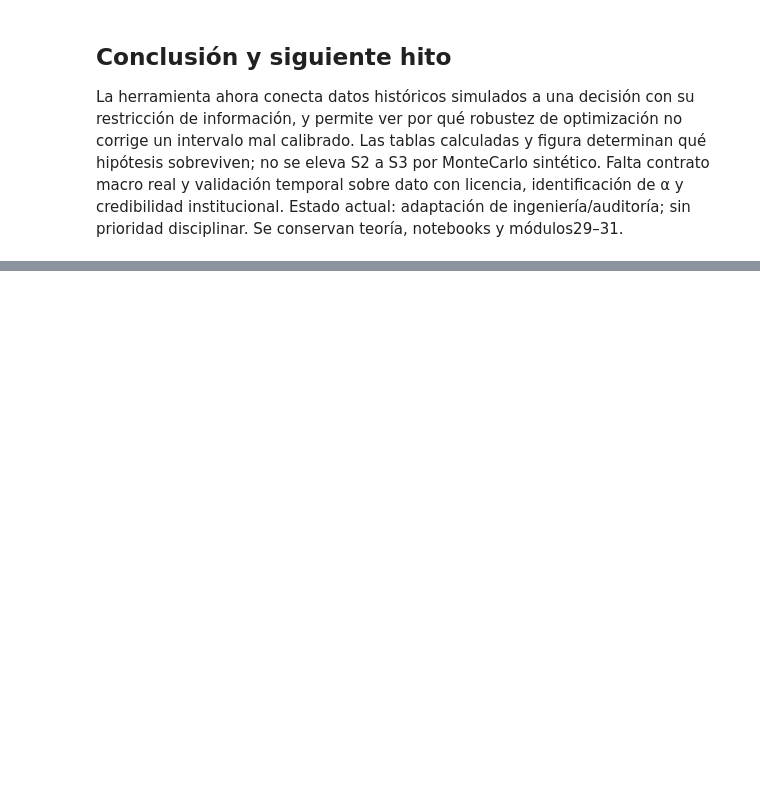
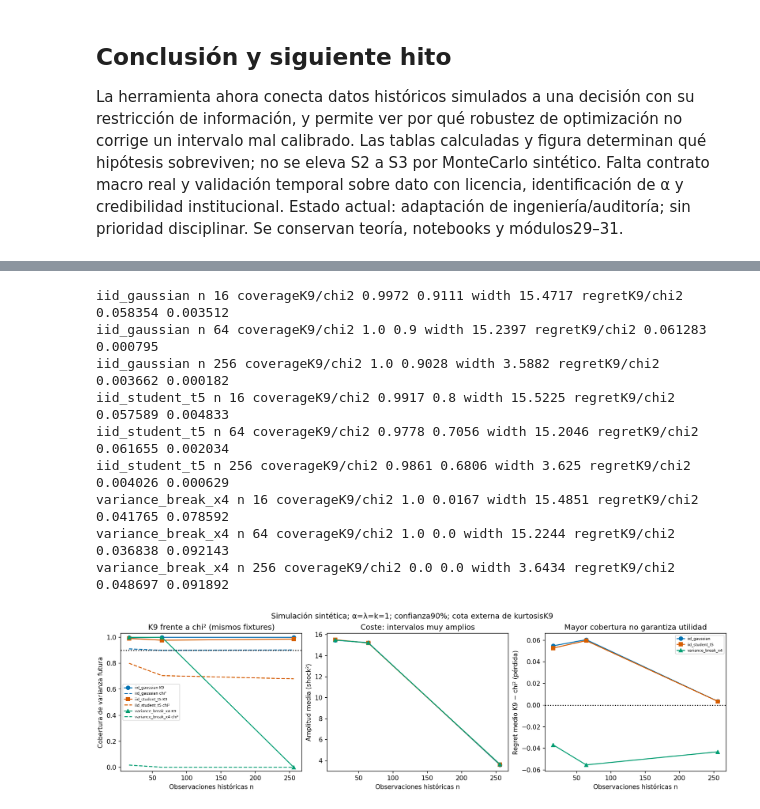
Before and after one commit to Jose85100/Portafolio, a Jupyter notebook: 01-economics-and-econometrics/01-macroeconomics/01-strategic-monetary-transmission/inflation-bias-audit/notebook.ipynb, the cells around one changed output, grey strips where cells are left out. Drawn from its saved outputs; the diff is of its cells as text; code cells hidden in the pictures; blank space fills up the shorter version.

Commit message:
feat(economics): audit kurtosis-bounded intervals and decision cost

```diff
--- a/01-economics-and-econometrics/01-macroeconomics/01-strategic-monetary-transmission/inflation-bias-audit/notebook.ipynb
+++ b/01-economics-and-econometrics/01-macroeconomics/01-strategic-monetary-transmission/inflation-bias-audit/notebook.ipynb
@@ -297,0 +321,8 @@ La herramienta ahora conecta datos históricos simulados a una decisión con su
+# %%
+from src.moment_interval import bounded_kurtosis_interval
+mom=json.loads((root/"results/moment-summary.json").read_text())
+print("Casos",mom["cases"],"violaciones condicionales",mom["conditional_violations"])
+for size in [16,64,256]:
+ ci=bounded_kurtosis_interval(np.random.default_rng(4).normal(size=size).tolist())
+ print("n",size,"intervalo",ci)
+assert mom["conditional_violations"]==0
@@ -297,0 +337,15 @@ La herramienta ahora conecta datos históricos simulados a una decisión con su
+# %%
+for a in mom["aggregates"]:
+ print(a["regime"],"n",a["n"],"coverageK9/chi2",round(a["coverage"],4),round(a["gaussian_coverage"],4),"width",round(a["mean_width"],4),"regretK9/chi2",round(a["mean_regret"],6),round(a["gaussian_regret"],6))
+display(Image(filename=str(root/"results/moment-interval.png")))
+# %% [output]
+iid_gaussian n 16 coverageK9/chi2 0.9972 0.9111 width 15.4717 regretK9/chi2 0.058354 0.003512
+iid_gaussian n 64 coverageK9/chi2 1.0 0.9 width 15.2397 regretK9/chi2 0.061283 0.000795
+iid_gaussian n 256 coverageK9/chi2 1.0 0.9028 width 3.5882 regretK9/chi2 0.003662 0.000182
+iid_student_t5 n 16 coverageK9/chi2 0.9917 0.8 width 15.5225 regretK9/chi2 0.057589 0.004833
+iid_student_t5 n 64 coverageK9/chi2 0.9778 0.7056 width 15.2046 regretK9/chi2 0.061655 0.002034
+iid_student_t5 n 256 coverageK9/chi2 0.9861 0.6806 width 3.625 regretK9/chi2 0.004026 0.000629
+variance_break_x4 n 16 coverageK9/chi2 1.0 0.0167 width 15.4851 regretK9/chi2 0.041765 0.078592
+variance_break_x4 n 64 coverageK9/chi2 1.0 0.0 width 15.2244 regretK9/chi2 0.036838 0.092143
+variance_break_x4 n 256 coverageK9/chi2 0.0 0.0 width 3.6434 regretK9/chi2 0.048697 0.091892
+[figure, added]
```
Also changed, not shown: parts of 8 cells of this notebook, 26 other files.
